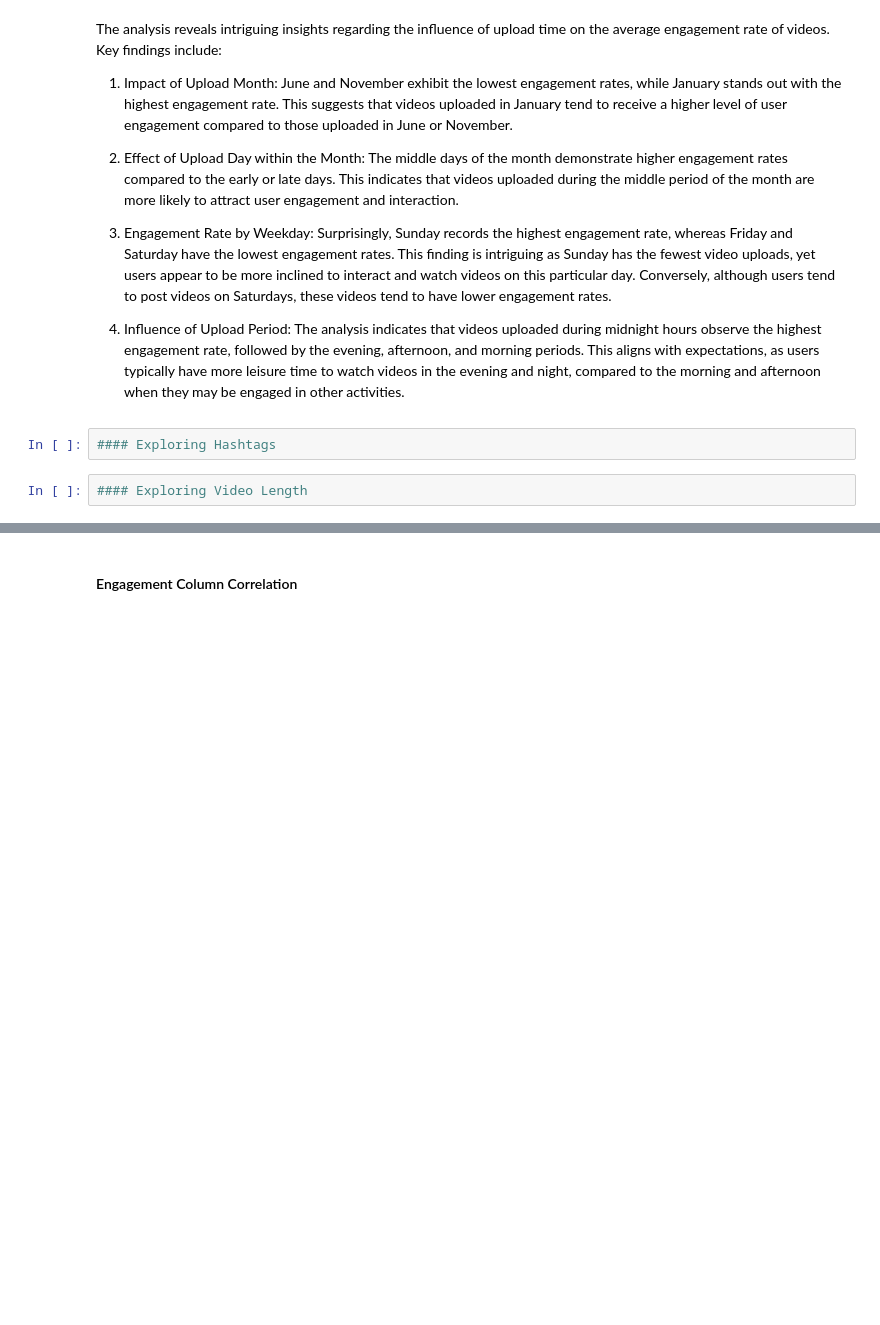
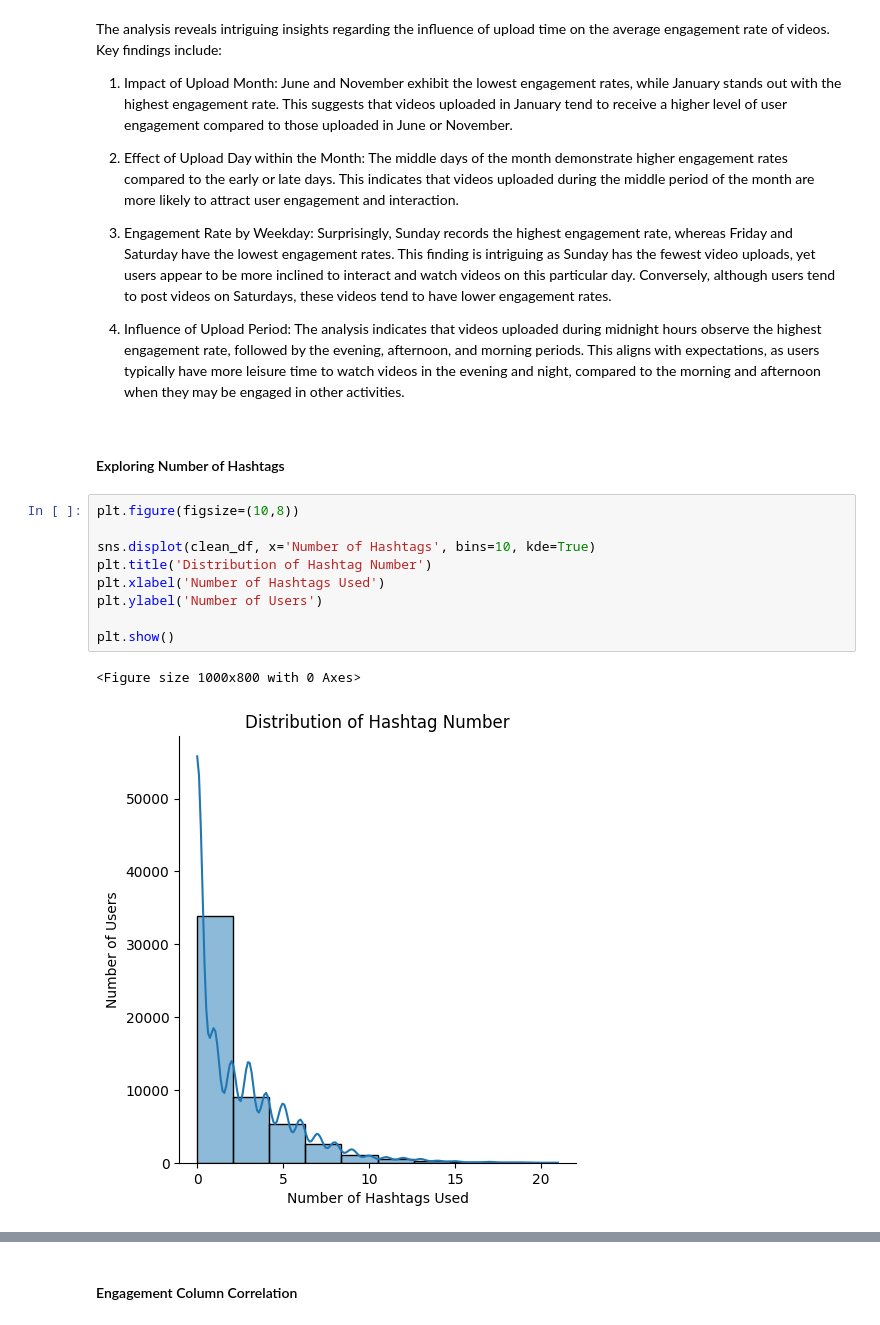
Before and after one commit to tianlan8/TikTok_Engagement_Rate_Analysis_Prediction, a Jupyter notebook: Notebooks/Tian Lan_Capstone project_2 (EDA).ipynb, the cells around one changed output, grey strips where cells are left out. Saved outputs shown, nothing was run; the diff lists cells and outputs as text; blank space fills up the shorter version.

```diff
--- a/Notebooks/Tian Lan_Capstone project_2 (EDA).ipynb
+++ b/Notebooks/Tian Lan_Capstone project_2 (EDA).ipynb
@@ -359,7 +358,17 @@ The analysis reveals intriguing insights regarding the influence of upload time
 3. Engagement Rate by Weekday: Surprisingly, Sunday records the highest engagement rate, whereas Friday and Saturday have the lowest engagement rates. This finding is intriguing as Sunday has the fewest video uploads, yet users appear to be more inclined to interact and watch videos on this particular day. Conversely, although users tend to post videos on Saturdays, these videos tend to have lower engagement rates.
 
 4. Influence of Upload Period: The analysis indicates that videos uploaded during midnight hours observe the highest engagement rate, followed by the evening, afternoon, and morning periods. This aligns with expectations, as users typically have more leisure time to watch videos in the evening and night, compared to the morning and afternoon when they may be engaged in other activities.
-# %%
-#### Exploring Hashtags
-# %%
-#### Exploring Video Length
+# %% [markdown]
+#### Exploring Number of Hashtags
+# %%
+plt.figure(figsize=(10,8))
+
+sns.displot(clean_df, x='Number of Hashtags', bins=10, kde=True)
+plt.title('Distribution of Hashtag Number')
+plt.xlabel('Number of Hashtags Used')
+plt.ylabel('Number of Users')
+
+plt.show()
+# %% [output]
+<Figure size 1000x800 with 0 Axes>
+[figure, added]
```
Also changed, not shown: parts of 36 cells of this notebook, 3 other files.
